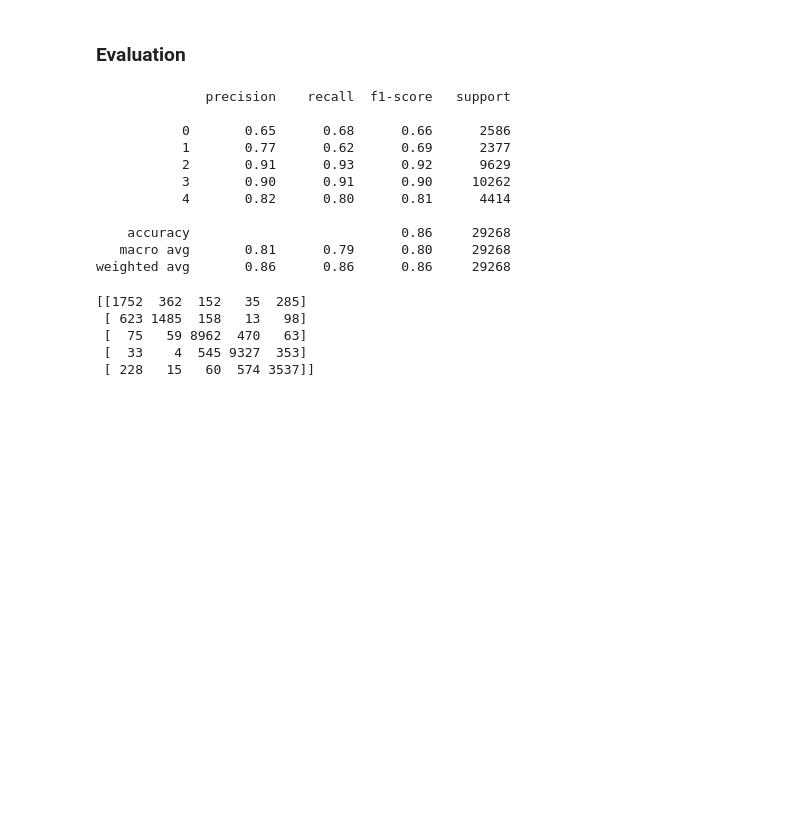
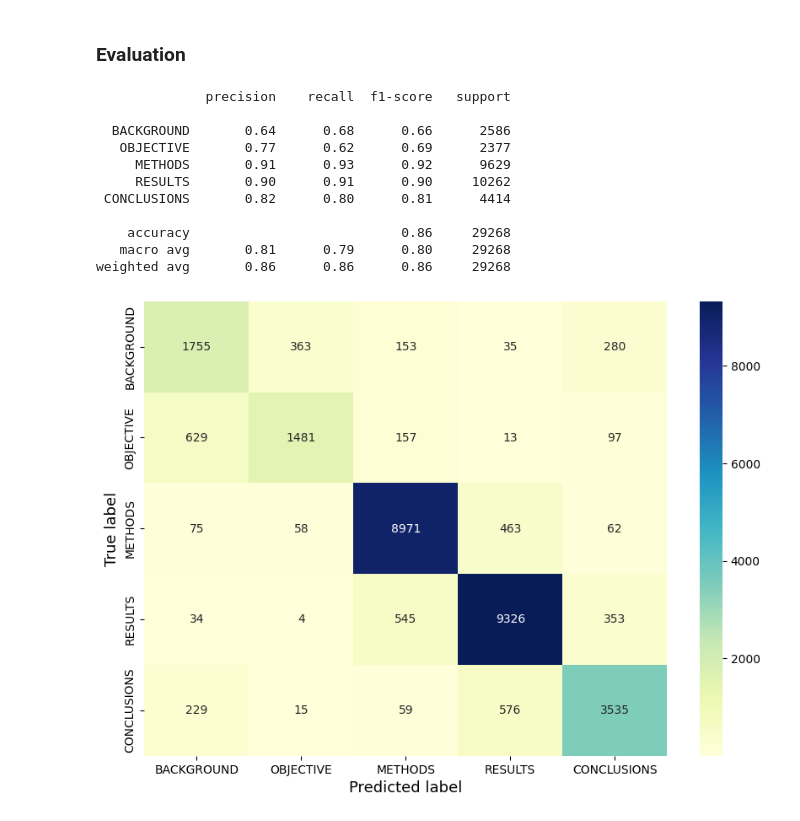
Before and after one commit to embedded-robotics/abstract-segmentation-machine-deep-learning, a Jupyter notebook: rnn_lstm_abstracts.ipynb, the cells around one changed output. Drawn from its saved outputs; the diff is of its cells as text; code cells hidden in the pictures; blank space fills up the shorter version.

```diff
--- a/rnn_lstm_abstracts.ipynb
+++ b/rnn_lstm_abstracts.ipynb
@@ -36,5 +37,5 @@ Drive already mounted at /content/drive; to attempt to forcibly remount, call dr
 # %%
-train_data = pd.read_csv('/content/drive/MyDrive/NLP_Final_Project/Dataset/train.csv')
+train_data = pd.read_csv('Dataset/train.csv')
 train_data.head()
 # %% [output]
 |  | Abstract Name | Text | Label |
@@ -146,9 +153,9 @@ test_batch_size = 64
 val_batch_size = 64
 
 # Defining the dataset files
-train_dataset_file = "/content/drive/MyDrive/NLP_Final_Project/Dataset/train.csv"
-test_dataset_file = "/content/drive/MyDrive/NLP_Final_Project/Dataset/test.csv"
-val_dataset_file = "/content/drive/MyDrive/NLP_Final_Project/Dataset/dev.csv"
+train_dataset_file = "Dataset/train.csv"
+test_dataset_file = "Dataset/test.csv"
+val_dataset_file = "Dataset/dev.csv"
 
 # Configure the dataset and dataloaders for training data
 train_dataset_text = AbstractDatasetText(train_dataset_file, transform=text_transform, target_transform=target_transform)
@@ -258,10 +265,11 @@ Epoch [5/5], Step [1072/1072], Loss: 0.2789
 embedding_size = 200
 hidden_size = 64
 num_layers = 2
+input_size = 468389
 
 # Create an instance of the abstract model and load the saved model
 abstract_model = AbstractsModel(input_size, embedding_size, hidden_size, num_layers)
-abstract_model.load_state_dict(torch.load('/content/drive/MyDrive/NLP_Final_Project/abstract_model.pth'))
+abstract_model.load_state_dict(torch.load('abstract_model.pth', map_location=torch.device('cpu')))
 
 # Loading the model to GPU/CPU
 device = torch.device("cuda" if torch.cuda.is_available() else "cpu")
@@ -284,24 +292,27 @@ with torch.no_grad():
 y_pred = np.argmax(y_pred, axis=1)
 y_true = np.argmax(y_true, axis=1)
 # %%
-print(classification_report(y_true, y_pred))
+print(classification_report(y_true, y_pred, target_names=['BACKGROUND', 'OBJECTIVE', 'METHODS', 'RESULTS', 'CONCLUSIONS']))
 # %% [output]
               precision    recall  f1-score   support
 
-           0       0.65      0.68      0.66      2586
-           1       0.77      0.62      0.69      2377
-           2       0.91      0.93      0.92      9629
-           3       0.90      0.91      0.90     10262
-           4       0.82      0.80      0.81      4414
+  BACKGROUND       0.64      0.68      0.66      2586
+   OBJECTIVE       0.77      0.62      0.69      2377
+     METHODS       0.91      0.93      0.92      9629
+     RESULTS       0.90      0.91      0.90     10262
+ CONCLUSIONS       0.82      0.80      0.81      4414
 
     accuracy                           0.86     29268
    macro avg       0.81      0.79      0.80     29268
 weighted avg       0.86      0.86      0.86     29268
-# %%
-print(confusion_matrix(y_true, y_pred))
-# %% [output]
-[[1752  362  152   35  285]
- [ 623 1485  158   13   98]
- [  75   59 8962  470   63]
- [  33    4  545 9327  353]
- [ 228   15   60  574 3537]]
+# %%
+cm = confusion_matrix(y_true, y_pred)
+cm_df = pd.DataFrame(cm, index = [i for i in ['BACKGROUND', 'OBJECTIVE', 'METHODS', 'RESULTS', 'CONCLUSIONS']],
+                     columns = [i for i in ['BACKGROUND', 'OBJECTIVE', 'METHODS', 'RESULTS', 'CONCLUSIONS']])
+plt.figure(figsize = (10,7))
+sn.heatmap(cm_df, cmap="YlGnBu", fmt='g', annot=True)
+plt.xlabel('Predicted label',fontsize = 13)
+plt.ylabel('True label',fontsize = 13)
+plt.show()
+# %% [output]
+[figure, added]
```
Also changed, not shown: parts of 5 cells of this notebook, 1 other file.
